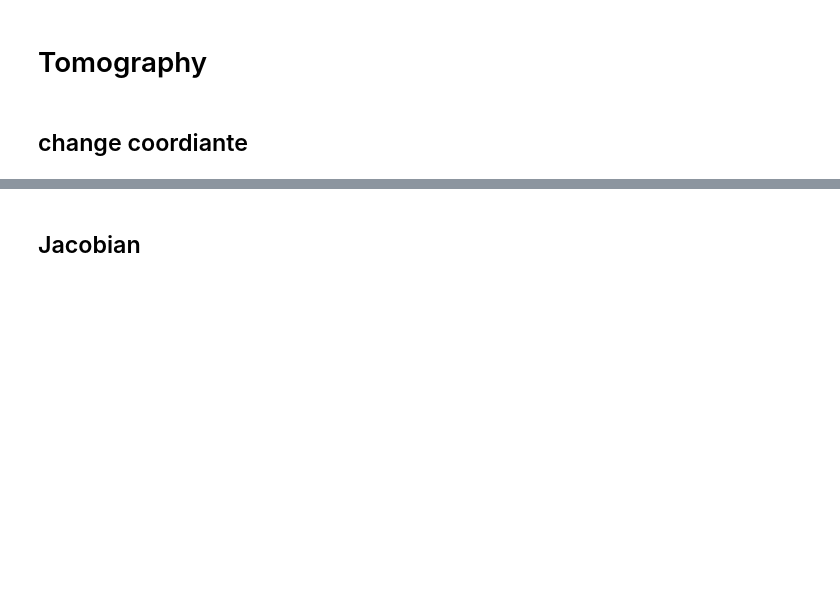
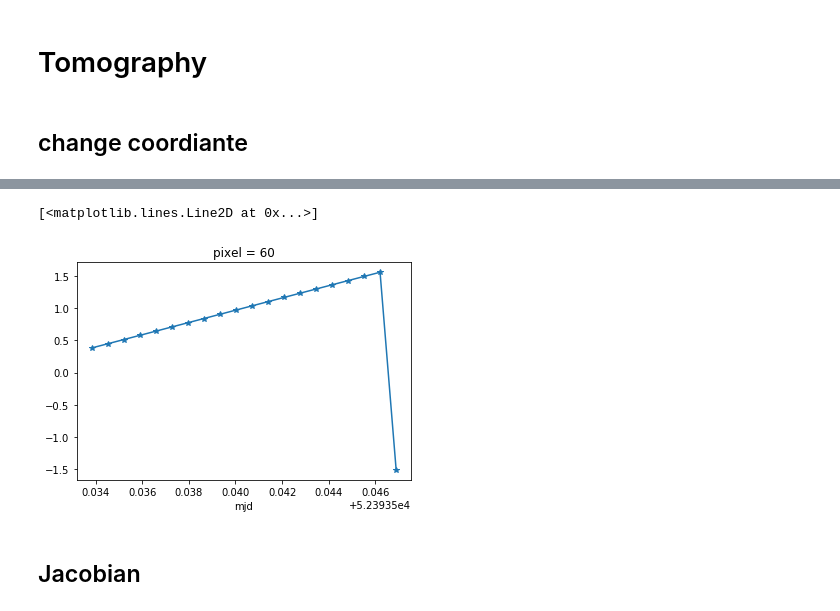
Before and after one commit to Anqi-Li/iris, a Jupyter notebook: notebooks/Testing_nightglow_saskatoon.ipynb, the cells around one changed output, grey strips where cells are left out. Saved outputs shown, nothing was run; the diff lists cells and outputs as text; code cells hidden in the pictures; blank space fills up the shorter version.

```diff
--- a/notebooks/Testing_nightglow_saskatoon.ipynb
+++ b/notebooks/Testing_nightglow_saskatoon.ipynb
@@ -244,3 +266,8 @@ Re = 6371 + 100 #Earth radius in km
+# %%
+tan_beta.sel(pixel=60).plot(marker='*')
+# %% [output]
+[<matplotlib.lines.Line2D at 0x...>]
+[figure, added]
 # %%
 #====define atmosphere grid (the bin edges)
 edges_alpha = np.linspace(tan_alpha.min()-0.01,
```
Also changed, not shown: parts of 17 cells of this notebook, 11 other files.
